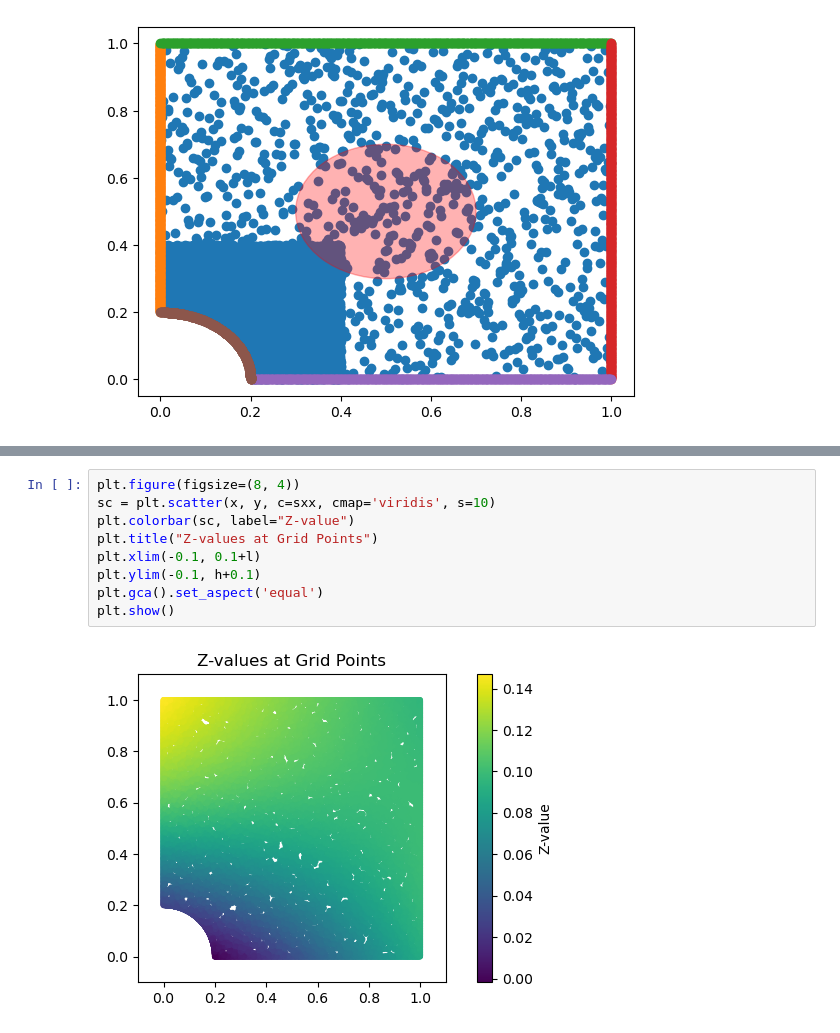
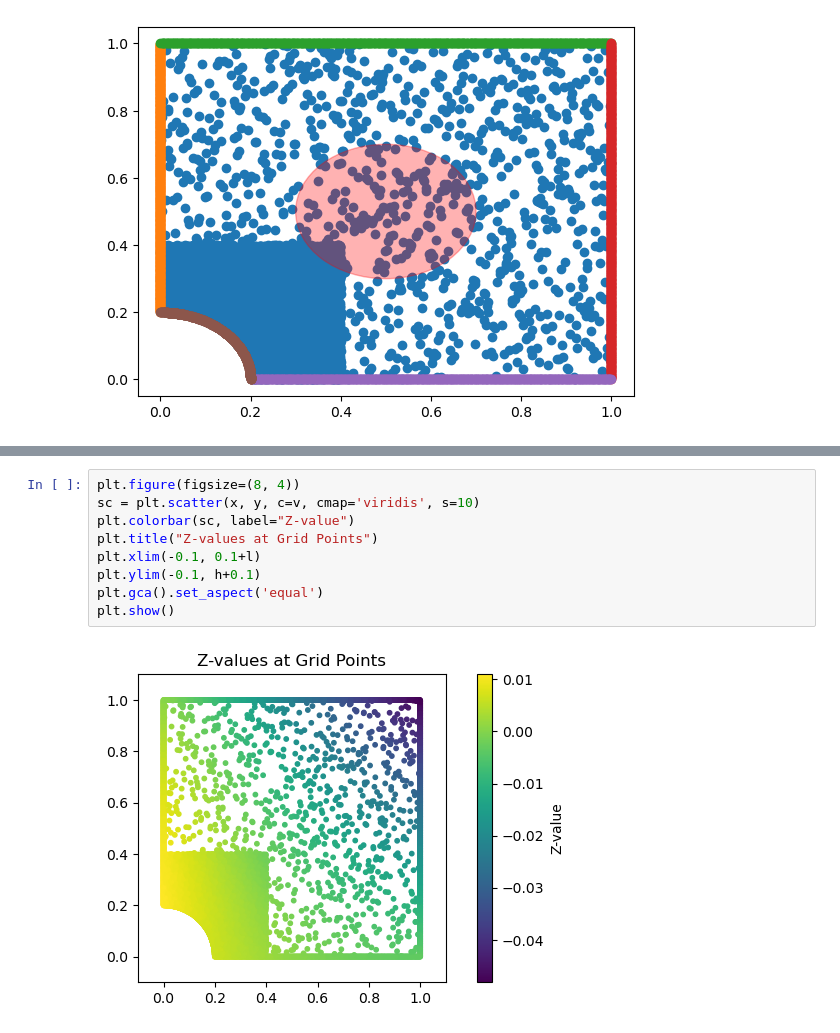
Before and after one commit to alleswe2k/PINNs, a Jupyter notebook: 2D_sheet_problem/quarter_hole.ipynb, the cells around one changed output, grey strips where cells are left out. Saved outputs shown, nothing was run; the diff lists cells and outputs as text.

```diff
--- a/2D_sheet_problem/quarter_hole.ipynb
+++ b/2D_sheet_problem/quarter_hole.ipynb
@@ -333,11 +333,11 @@ u, v, sxx, syy, sxy = model.predict(x, y)
 # %%
 plt.figure(figsize=(8, 4))
-sc = plt.scatter(x, y, c=sxx, cmap='viridis', s=10)
+sc = plt.scatter(x, y, c=v, cmap='viridis', s=10)
 plt.colorbar(sc, label="Z-value")
 plt.title("Z-values at Grid Points")
 plt.xlim(-0.1, 0.1+l)
 plt.ylim(-0.1, h+0.1)
 plt.gca().set_aspect('equal')
 plt.show()
 # %% [output]
-[figure, old version]
+[figure, new version]
```
Also changed, not shown: parts of 1 cell of this notebook, 1 other file.
